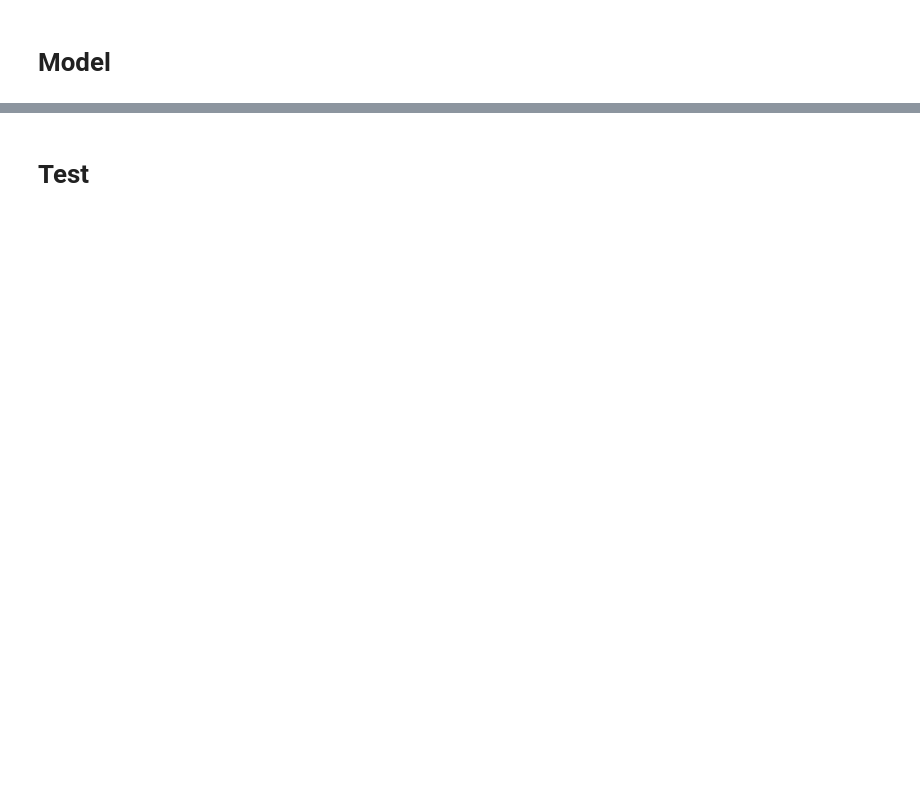
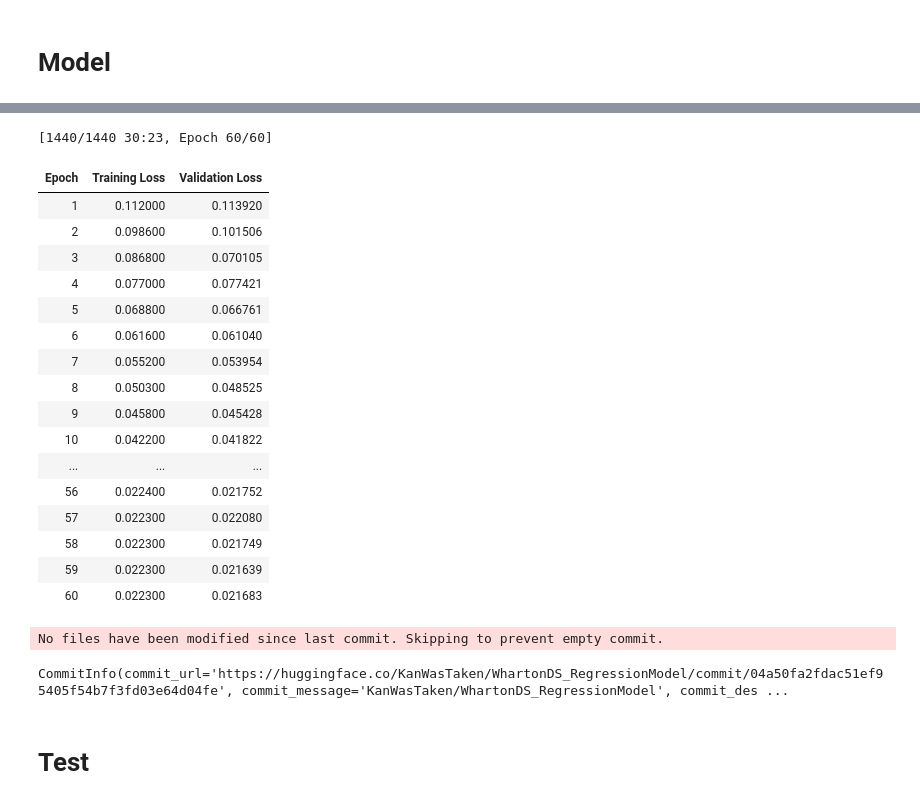
Before and after one commit to KangaOnGit/Wharton-Data-Science-Competition, a Jupyter notebook: Regression Model (Synthetic Data Generaion).ipynb, the cells around one changed output, grey strips where cells are left out. Drawn from its saved outputs; the diff is of its cells as text; code cells hidden in the pictures; blank space fills up the shorter version.

Commit message:
Kaggle Notebook | Regression Model (Wharton) | Version 18

```diff
--- a/Regression Model (Synthetic Data Generaion).ipynb
+++ b/Regression Model (Synthetic Data Generaion).ipynb
@@ -408,34 +536,55 @@ training_args = TrainingArguments(
     logging_strategy="epoch",  # Log every epoch
     logging_dir="./logs",
     logging_steps=1,  # Log at every step
     per_device_train_batch_size=128,
     per_device_eval_batch_size=32,
     num_train_epochs=60,
     load_best_model_at_end = True,
     push_to_hub=True,
     optim='adamw_torch',
     report_to="none"
 )
 
 # Initialize Model
 model = FeatureGroupingModel(FeatureGroupingConfig())
 
 trainer = Trainer(
     model=model.to(device),
     args=training_args,
     train_dataset=train_set,
     eval_dataset=val_set,
     #callbacks=[LossLoggerCallback()]  # Add the callback here
 )
 
 # Train the Model
 trainer.train()
 
 # Save Model
 trainer.save_model("./WhartonDS_RegressionModel")
 
 # Save Model to Hugging Face Hub
-trainer.push_to_hub("KanWasTaken/RegressionModel_4DataGen_Wharton")
+trainer.push_to_hub("KanWasTaken/WhartonDS_RegressionModel")
+# %% [output]
+[1440/1440 30:23, Epoch 60/60]
+| Epoch | Training Loss | Validation Loss |
+| 1 | 0.112000 | 0.113920 |
+| 2 | 0.098600 | 0.101506 |
+| 3 | 0.086800 | 0.070105 |
+| 4 | 0.077000 | 0.077421 |
+| 5 | 0.068800 | 0.066761 |
+| 6 | 0.061600 | 0.061040 |
+| 7 | 0.055200 | 0.053954 |
+| 8 | 0.050300 | 0.048525 |
+| 9 | 0.045800 | 0.045428 |
+| 10 | 0.042200 | 0.041822 |
+| ... | ... | ... |
+| 56 | 0.022400 | 0.021752 |
+| 57 | 0.022300 | 0.022080 |
+| 58 | 0.022300 | 0.021749 |
+| 59 | 0.022300 | 0.021639 |
+| 60 | 0.022300 | 0.021683 |
+No files have been modified since last commit. Skipping to prevent empty commit.
+CommitInfo(commit_url='https://huggingface.co/KanWasTaken/WhartonDS_RegressionModel/commit/04a50fa2fdac51ef95405f54b7f3fd03e64d04fe', commit_message='KanWasTaken/WhartonDS_RegressionModel', commit_des ...
 # %% [markdown]
 # **Test**
 # %%
```
Also changed, not shown: parts of 17 cells of this notebook.
